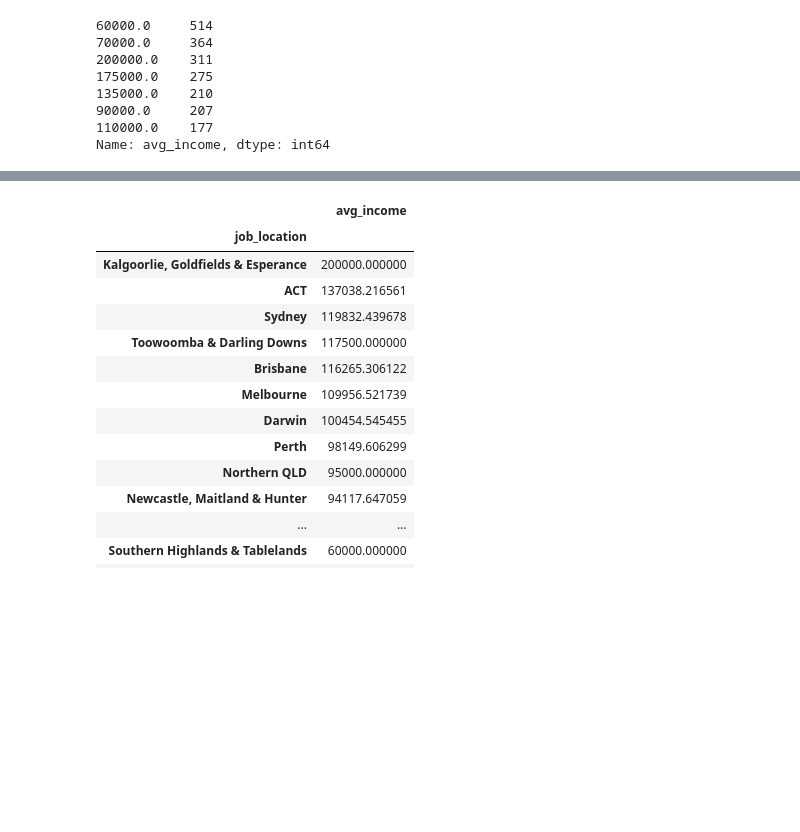
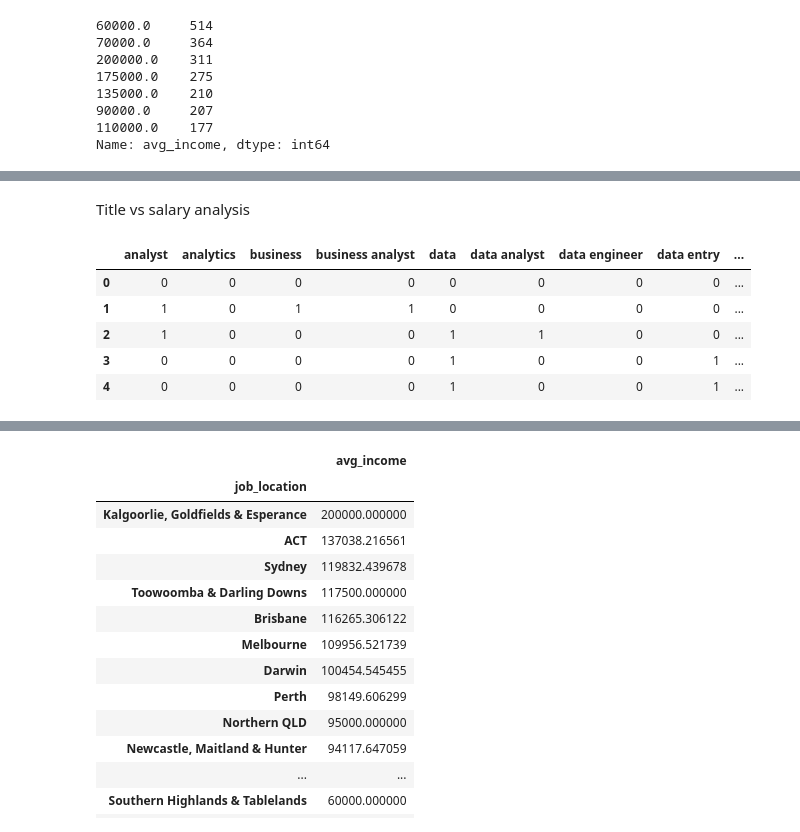
Before and after one commit to nanxu82/pythonproject, a Jupyter notebook: git_proj.ipynb, the cells around one changed output, grey strips where cells are left out. Cells and saved outputs as stored; diff of their text form; code cells hidden in the pictures; blank space fills up the shorter version.

```diff
--- a/git_proj.ipynb
+++ b/git_proj.ipynb
@@ -83,0 +86,5 @@ Name: job_title, Length: 1410, dtype: int64
+# %%
+#initializing count vectorizer to examine text-based data for logistic regression.
+from sklearn.feature_extraction.text import CountVectorizer
+cvec = CountVectorizer(stop_words='english',ngram_range=(1, 3), min_df = .05)
+#(stopwords.words('english'))
@@ -135,0 +221,11 @@ AU_jobs.head()
+# %% [markdown]
+Title vs salary analysis
+# %%
+job_title_senior.head()
+# %% [output]
+|  | analyst | analytics | business | business analyst | data | data analyst | data engineer | data entry | ... |
+| 0 | 0 | 0 | 0 | 0 | 0 | 0 | 0 | 0 | ... |
+| 1 | 1 | 0 | 1 | 1 | 0 | 0 | 0 | 0 | ... |
+| 2 | 1 | 0 | 0 | 0 | 1 | 1 | 0 | 0 | ... |
+| 3 | 0 | 0 | 0 | 0 | 1 | 0 | 0 | 1 | ... |
+| 4 | 0 | 0 | 0 | 0 | 1 | 0 | 0 | 1 | ... |
```
Also changed, not shown: parts of 14 cells of this notebook.
